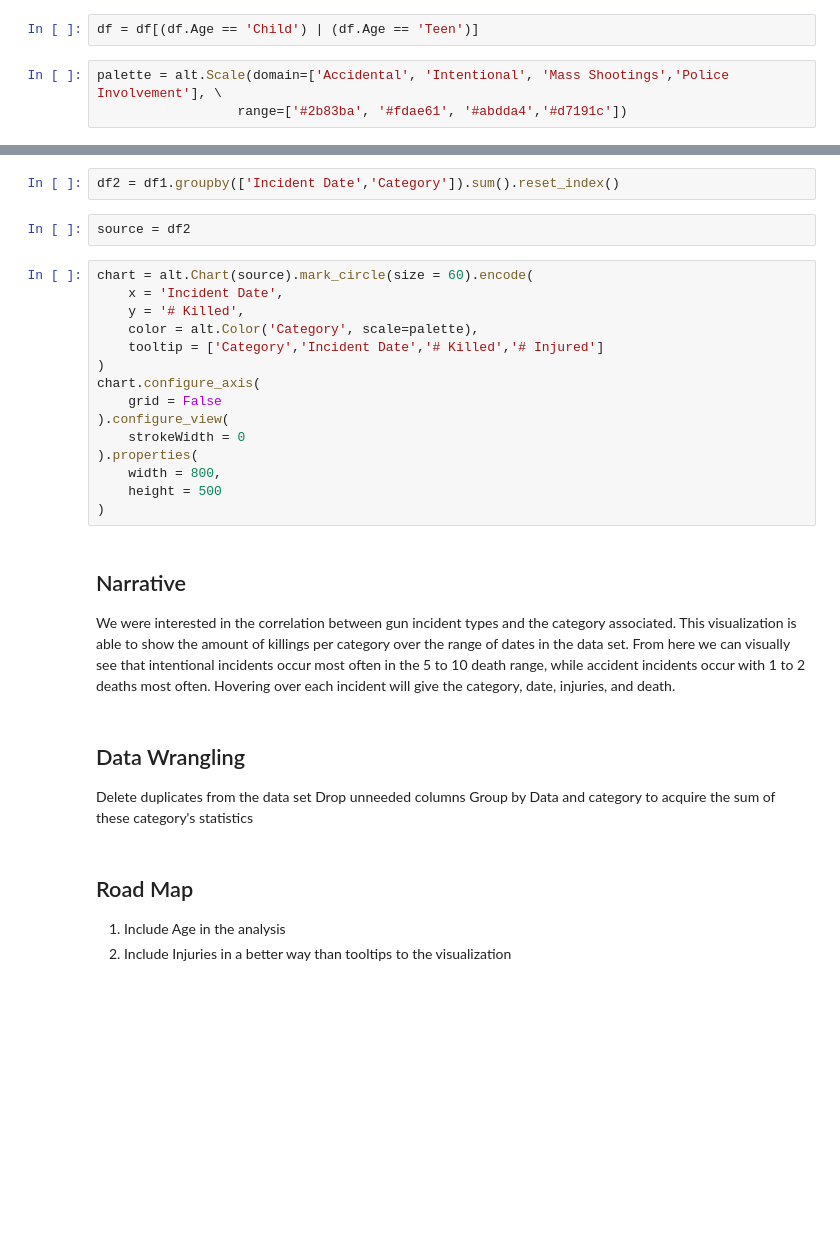
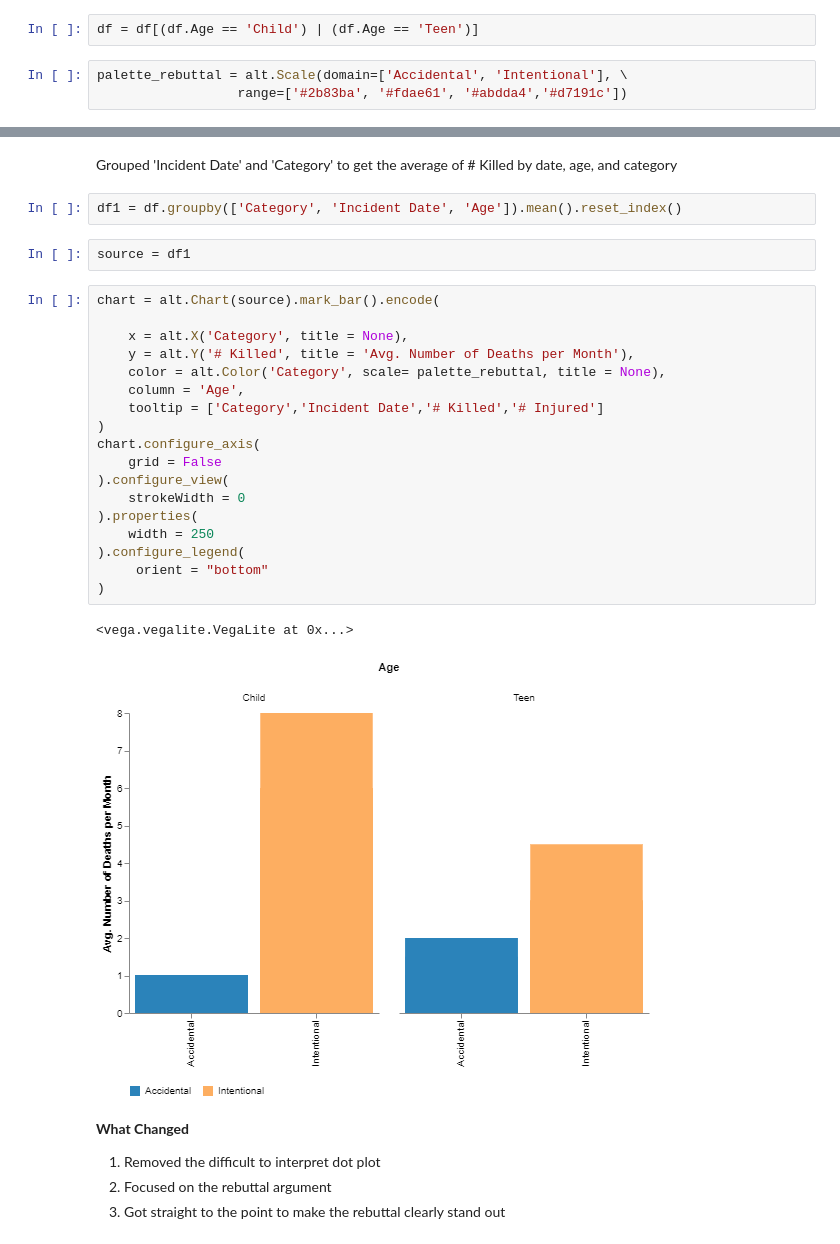
Before and after one commit to kwright76/Gun-Violence-Analysis, a Jupyter notebook: Kyle Sandbox.ipynb, the cells around one changed output, grey strips where cells are left out. Drawn from its saved outputs; the diff is of its cells as text; blank space fills up the shorter version.

```diff
--- a/Kyle Sandbox.ipynb
+++ b/Kyle Sandbox.ipynb
@@ -17,5 +17,5 @@ df = df.drop(['Unnamed: 0'], axis=1)
 # %%
 df = df[(df.Age == 'Child') | (df.Age == 'Teen')]
 # %%
-palette = alt.Scale(domain=['Accidental', 'Intentional', 'Mass Shootings','Police Involvement'], \
+palette_rebuttal = alt.Scale(domain=['Accidental', 'Intentional'], \
                   range=['#2b83ba', '#fdae61', '#abdda4','#d7191c'])
@@ -36,31 +25,32 @@ Groupby 'Incident Date' and 'Category' to get the sum of # Killed and # Injured
+# %% [markdown]
+Grouped 'Incident Date' and 'Category' to get the average of # Killed by date, age, and category
 # %%
-df2 = df1.groupby(['Incident Date','Category']).sum().reset_index()
+df1 = df.groupby(['Category', 'Incident Date', 'Age']).mean().reset_index()
 # %%
-source = df2
+source = df1
 # %%
-chart = alt.Chart(source).mark_circle(size = 60).encode(
-    x = 'Incident Date',
-    y = '# Killed',
-    color = alt.Color('Category', scale=palette),
+chart = alt.Chart(source).mark_bar().encode(
+
+    x = alt.X('Category', title = None),
+    y = alt.Y('# Killed', title = 'Avg. Number of Deaths per Month'),
+    color = alt.Color('Category', scale= palette_rebuttal, title = None),
+    column = 'Age',
     tooltip = ['Category','Incident Date','# Killed','# Injured']
 )
 chart.configure_axis(
     grid = False
 ).configure_view(
     strokeWidth = 0
 ).properties(
-    width = 800,
-    height = 500
+    width = 250
+).configure_legend(
+     orient = "bottom"
 )
+# %% [output]
+<vega.vegalite.VegaLite at 0x...>
+[figure, added]
-# %% [markdown]
-## Narrative
-We were interested in the correlation between gun incident types and the category associated. This visualization is able to show the amount of killings per category over the range of dates in the data set. From here we can visually see that intentional incidents occur most often in the 5 to 10 death range, while accident incidents occur with 1 to 2 deaths most often. Hovering over each incident will give the category, date, injuries, and death.
-# %% [markdown]
-## Data Wrangling
-Delete duplicates from the data set
-Drop unneeded columns
-Group by Data and category to acquire the sum of these category's statistics
-# %% [markdown]
-## Road Map
-1. Include Age in the analysis
-2. Include Injuries in a better way than tooltips to the visualization
+# %% [markdown]
+**What Changed**
+1. Removed the difficult to interpret dot plot
+2. Focused on the rebuttal argument
+3. Got straight to the point to make the rebuttal clearly stand out
```
Also changed, not shown: parts of 7 cells of this notebook.
